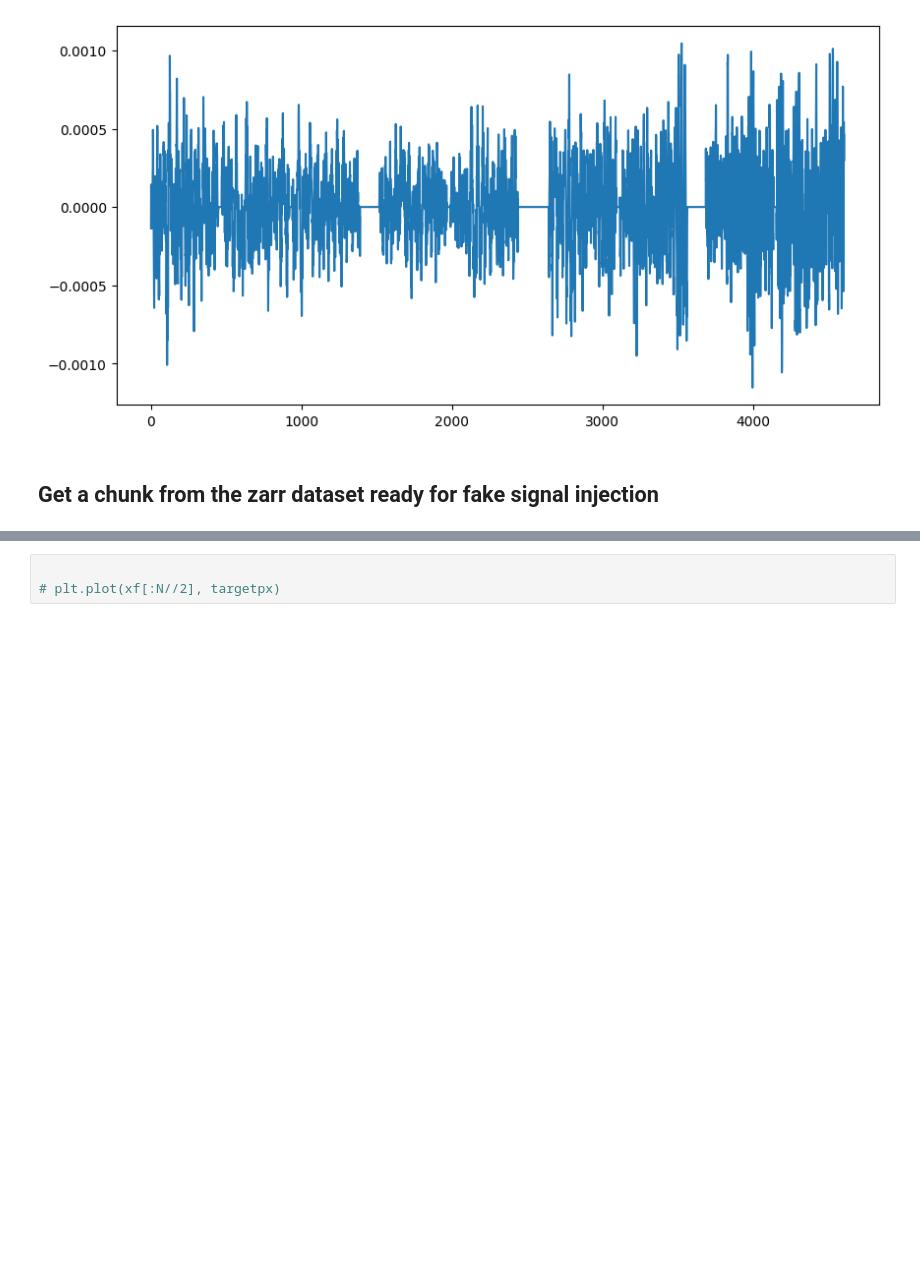
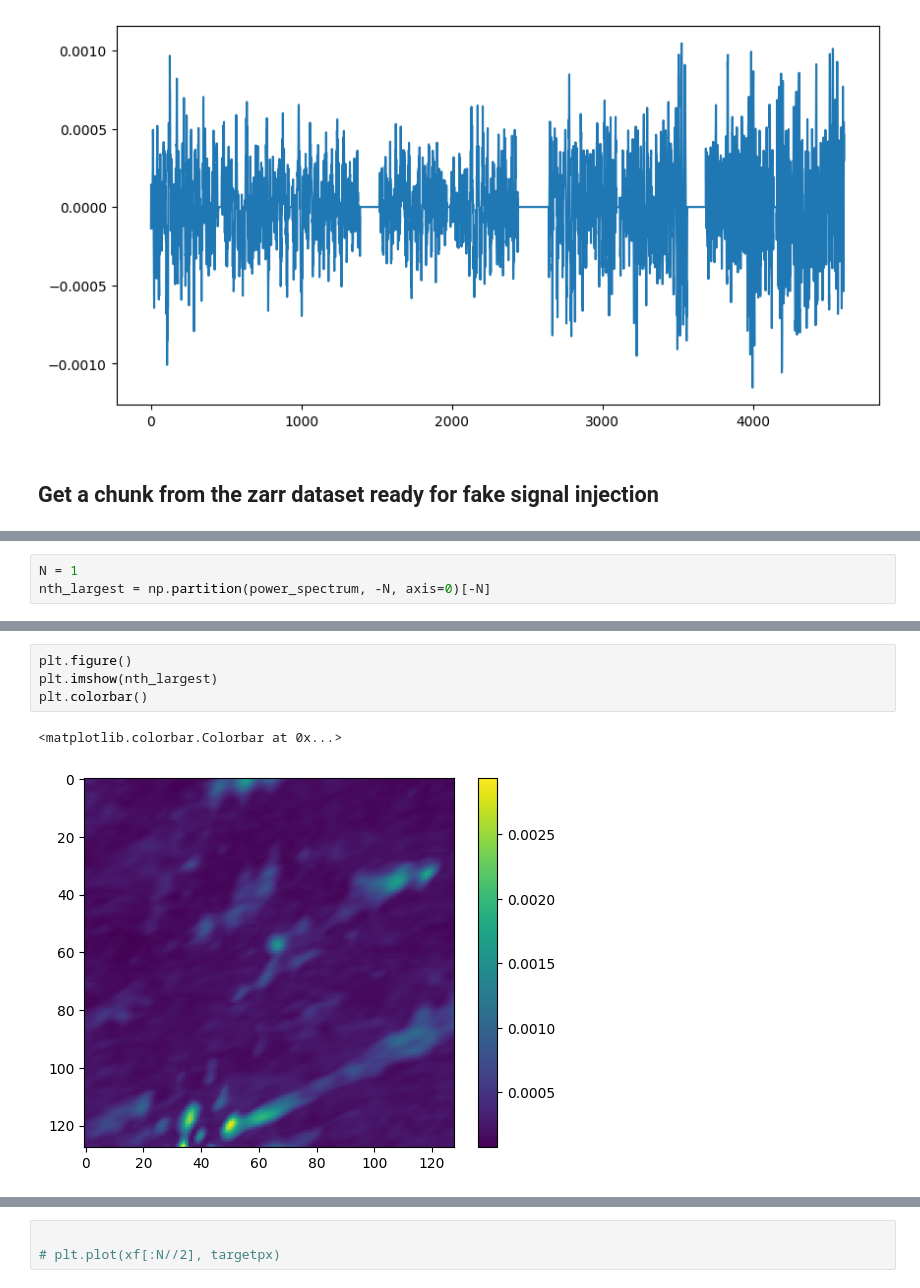
Before and after one commit to SpaceMeerkat/traident, a Jupyter notebook: training/preprocessing.ipynb, the cells around one changed output, grey strips where cells are left out. Drawn from its saved outputs; the diff is of its cells as text; blank space fills up the shorter version.

```diff
--- a/training/preprocessing.ipynb
+++ b/training/preprocessing.ipynb
@@ -60,3 +66,6 @@ ps_cube = np.fft.fft(chunk, n=N, axis=0)
 power_spectrum = np.abs(ps_cube)**2
+# %%
+N = 1
+nth_largest = np.partition(power_spectrum, -N, axis=0)[-N]
 # %%
 max_ps = power_spectrum.max(0)
@@ -66,2 +79,9 @@ print(max_ps.shape)
+# %%
+plt.figure()
+plt.imshow(nth_largest)
+plt.colorbar()
+# %% [output]
+<matplotlib.colorbar.Colorbar at 0x...>
+[figure, added]
 # %%
 plt.figure()
```
Also changed, not shown: parts of 10 cells of this notebook.
